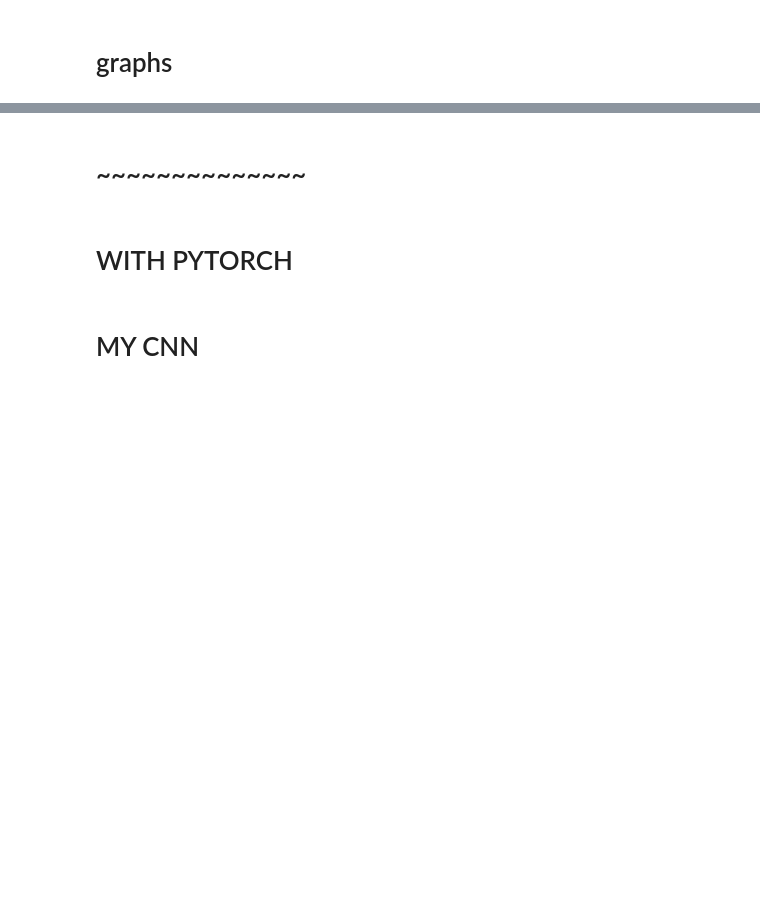
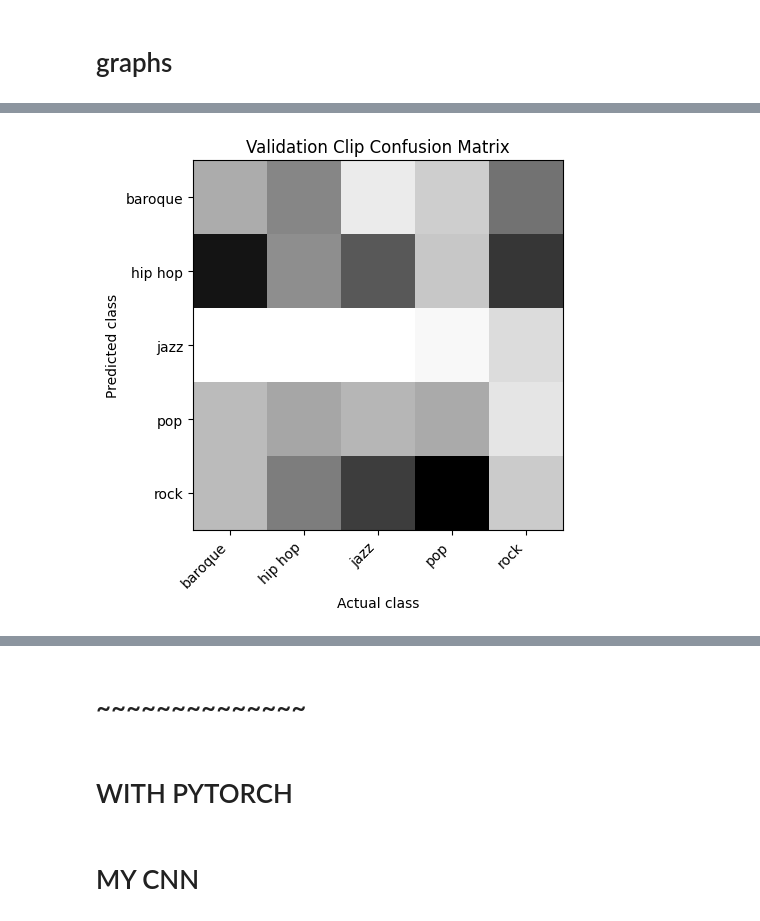
Before and after one commit to ananyajey/part-ii-project, a Jupyter notebook: main.ipynb, the cells around one changed output, grey strips where cells are left out. Saved outputs shown, nothing was run; the diff lists cells and outputs as text; code cells hidden in the pictures; blank space fills up the shorter version.

```diff
--- a/main.ipynb
+++ b/main.ipynb
@@ -406,9 +439,9 @@ if cross_validation and not generate:
 # %% [markdown]
 ## with gen
 # %%
-def generate_data(id_list, audio_dict, clip_length, shift_length, resize_dim, label_list, image_folderpath = None, gen_batch_size = 1, model_batch_size = None, mode = "train"):
+'''def generate_data(id_list, audio_dict, clip_length, shift_length, resize_dim, label_list, image_type = None, image_folderpath = None, gen_batch_size = 1, model_batch_size = None, mode = "train"):
     '''
-    Parameters
+    '''Parameters
     ----------
     id_list
         List of song IDs to be converted into images
@@ -428,7 +461,7 @@ def generate_data(id_list, audio_dict, clip_length, shift_length, resize_dim, la
         Arrays of converted images
 
     labels
-        Respective labels for converted images in imgs
+        Respective labels for converted images in imgs'''
 
     '''
     out_ids = []
@@ -460,7 +493,7 @@ def generate_data(id_list, audio_dict, clip_length, shift_length, resize_dim, la
             id = id_list[id_count]
             #print(id_count, id)
 
-            new_ids, new_imgs, new_labels = image_split_label(id, audio_dict=audio_dict, clip_length=clip_length, shift_length=shift_length, resize_dim=resize_dim, label_list=label_list, image_folderpath=image_folderpath)
+            new_ids, new_imgs, new_labels = image_split_label(id, audio_dict=audio_dict, clip_length=clip_length, shift_length=shift_length, resize_dim=resize_dim, label_list=label_list, image_type=image_type, image_folderpath=image_folderpath)
 
             out_ids.extend(new_ids)
 
@@ -506,7 +539,7 @@ def generate_data(id_list, audio_dict, clip_length, shift_length, resize_dim, la
             id = id_list[id_count]
             print(id_count, id)
 
-            new_ids, new_imgs, new_labels = image_split_label(id, image_folderpath=image_folderpath, audio_dict=audio_dict, clip_length=clip_length, shift_length=shift_length, resize_dim=resize_dim, label_list=label_list)
+            new_ids, new_imgs, new_labels = image_split_label(id, image_type=image_type, image_folderpath=image_folderpath, audio_dict=audio_dict, clip_length=clip_length, shift_length=shift_length, resize_dim=resize_dim, label_list=label_list)
 
             if out_imgs is None:
                 out_imgs = new_imgs
@@ -524,4 +557,5 @@ def generate_data(id_list, audio_dict, clip_length, shift_length, resize_dim, la
             if id_count == len(id_list):
                 if out_imgs is not None:
                     yield out_imgs
+    '''
 # %%
@@ -758,21 +851,23 @@ if cross_validation:
 # %%
-# Validation Confusion Matrix
+# Validation Clip Confusion Matrix
 
 if cross_validation:
 
     fig, ax = plt.subplots()
-    ax.imshow(norm_val_similarity, cmap = "gray_r")
+    ax.imshow(norm_val_clip_confusion, cmap = "gray_r")
 
     labels = [item.get_text() for item in ax.get_yticklabels()]
     for i in range(1, len(labels) - 1):
         labels[i] = genre_list[i - 1]
 
     ax.set_xticklabels(labels, rotation = 45, ha = "right")
     ax.set_yticklabels(labels)
 
     ax.set_xlabel("Actual class")
     ax.set_ylabel("Predicted class")
-    ax.set_title("Validation Classification Matrix")
+    ax.set_title("Validation Clip Confusion Matrix")
 
     plt.show()
+# %% [output]
+[figure, added]
 # %%
```
Also changed, not shown: parts of 89 cells of this notebook, 6 other files.
